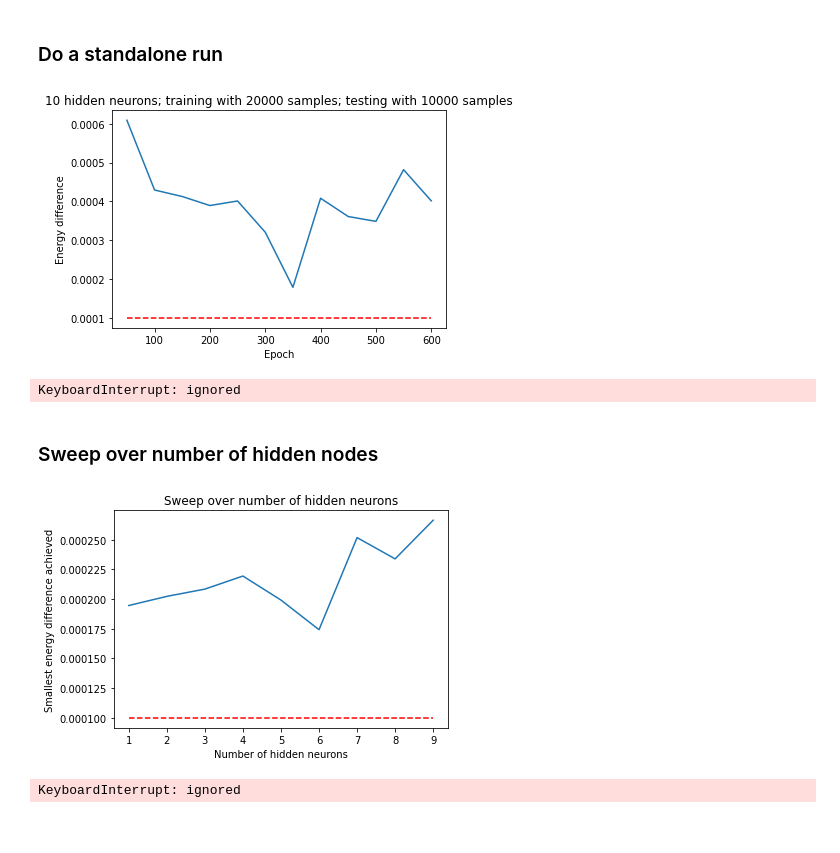
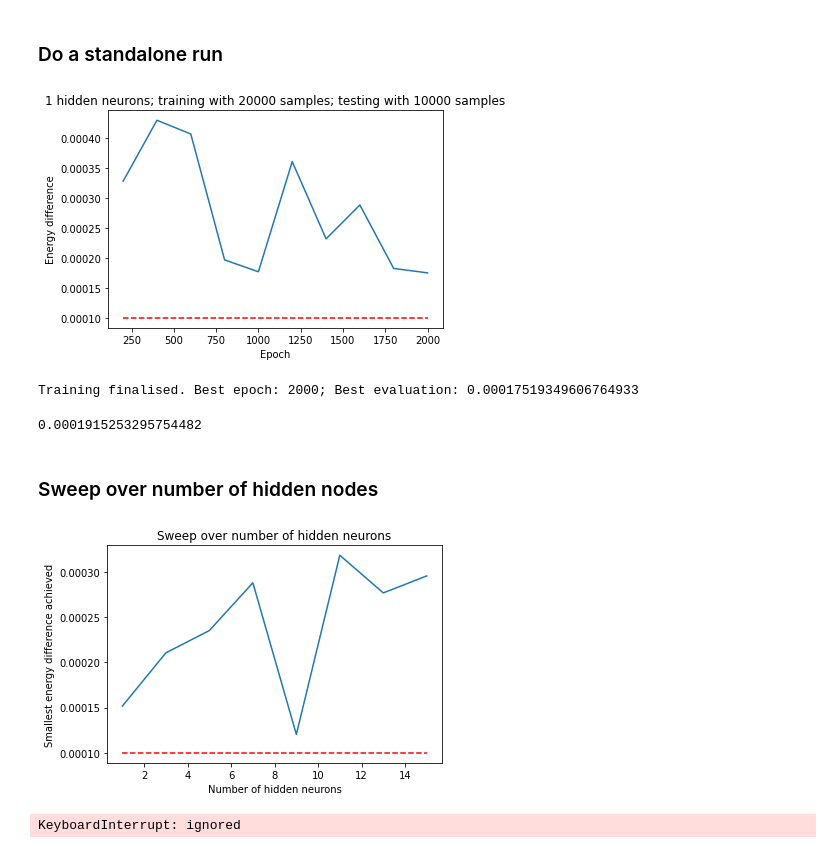
Before and after one commit to CDLQuantum2020-RBM-Team3/CohortProject_2020, a Jupyter notebook: Project_1_RBM_and_Tomography/Task2.ipynb, the cells around one changed output. Cells and saved outputs as stored; diff of their text form; code cells hidden in the pictures.

```diff
--- a/Project_1_RBM_and_Tomography/Task2.ipynb
+++ b/Project_1_RBM_and_Tomography/Task2.ipynb
@@ -54,7 +54,7 @@ class RBMTrainer():
         self.best_evaluation = None
         self.stopping_criterion_reached = False
 
-    def run(self, epochs=1000, lr=1e-2, lr_annealing='',
+    def run(self, epochs=1000, lr=1e-2, lr_annealing='', anneal_start=0,
             n_train_samples=20000, test_interval=50,
             n_test_samples=20000, stopping_patience=2, verbose=False,
             do_plot=False):
@@ -64,6 +64,7 @@ class RBMTrainer():
             lr - base learning rate
             lr_annealing - either 'lin' for linear annealing or 'geo' for
                             geometric annealing
+            anneal_start - epoch at which to start lr annealing
             n_train_samples - number of samples to train with
             test_interval - how often (number of epochs) to stop and evaluate energy
             n_test_samples - how many samples to use for testings
@@ -99,13 +100,13 @@ class RBMTrainer():
         for e in range(1, epochs+1):
             # do one epoch of training
             current_lr = lr
-            if lr_annealing == 'lin':
-                current_lr *= (1 - e / (epochs+1))
-            elif lr_annealing == 'geo':
-                ratio = (1e-4 / lr) ** (1/epochs)
-                current_lr *= ratio ** e
-            elif len(lr_annealing):
-                raise UserWarning("lr_annealing must be one of '', 'lin', or 'geo'")
+            if lr_annealing == 'lin' and e > anneal_start:
+                current_lr *= (1 - (e - anneal_start) / (epochs - anneal_start + 1))
+            elif lr_annealing == 'geo' and e > anneal_start:
+                ratio = (1e-4 / lr) ** (1/(epochs-anneal_start))
+                current_lr *= ratio ** (e - anneal_start)
+            elif len(lr_annealing) and e > anneal_start:
+                print("Warning: lr_annealing must be one of '', 'lin', or 'geo'")
             self.rbm.train(self.training_data[:n_train_samples], lr=current_lr)
 
             # now generate samples and calculate the energy
@@ -150,35 +151,39 @@ class RBMTrainer():
 # %% [markdown]
 ### Do a standalone run
 # %%
-trainer = RBMTrainer(training_data.shape[1], 10, training_data)
-trainer.run(epochs=1000, lr=5e-2, do_lr_annealing=True, n_train_samples=20000,
-            test_interval=50, n_test_samples=10000, stopping_patience=2,
-            verbose=True, do_plot=True)
+trainer = RBMTrainer(training_data.shape[1], 1, training_data)
+trainer.run(epochs=2000, lr=5e-3, lr_annealing='geo', anneal_start=1500,
+            n_train_samples=20000, test_interval=200, n_test_samples=10000,
+            stopping_patience=2, verbose=True, do_plot=True)
 # %% [output]
-[figure, old version]
+[figure, new version]
-KeyboardInterrupt: ignored
+Training finalised. Best epoch: 2000; Best evaluation: 0.00017519349606764933
+# %%
+print(trainer.best_evaluation)
+# %% [output]
+0.0001915253295754482
 # %% [markdown]
 ### Sweep over number of hidden nodes
 # %%
 plot_title = "Sweep over number of hidden neurons"
-plotter = Plotters.XYPlotter(href=diff_thresh,
+plotter = Plotters.XYPlotter(href=1e-4,
                             title=plot_title,
                             x_label="Number of hidden neurons",
                             y_label="Smallest energy difference achieved")
 %matplotlib inline
 
 n_hin = 1
-step = 1
+step = 2
 while True:
     trainer = RBMTrainer(training_data.shape[1], n_hin, training_data)
-    trainer.run(epochs=500, n_train_samples=20000, test_interval=50,
-                n_test_samples=20000, stopping_patience=2, verbose=False,
-                do_plot=False)
+    trainer.run(epochs=500, lr=5e-2, lr_annealing='', anneal_start= 200,
+                n_train_samples=20000, test_interval=50, n_test_samples=10000,
+                stopping_patience=2, verbose=False, do_plot=False)
     plotter.update(n_hin, trainer.best_evaluation)
     if trainer.stopping_criterion_reached:
         print(f"Achieved stopping criterion with {n_hin} hidden neurons")
         break
     n_hin += step
 # %% [output]
-[figure, old version]
+[figure, new version]
 KeyboardInterrupt: ignored
```
Also changed, not shown: parts of 1 cell of this notebook.
